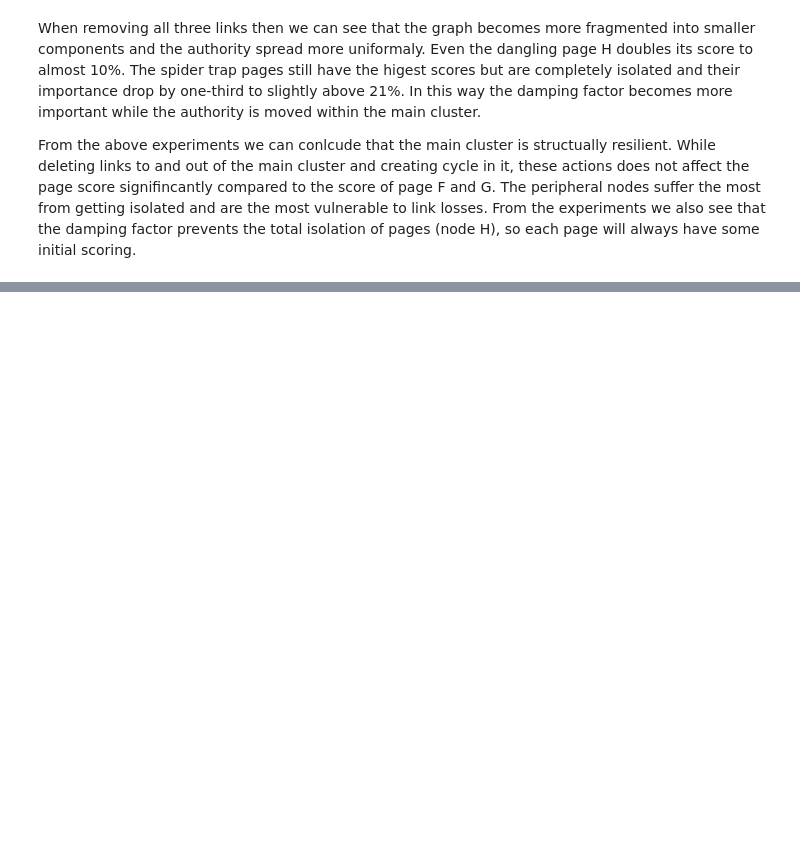
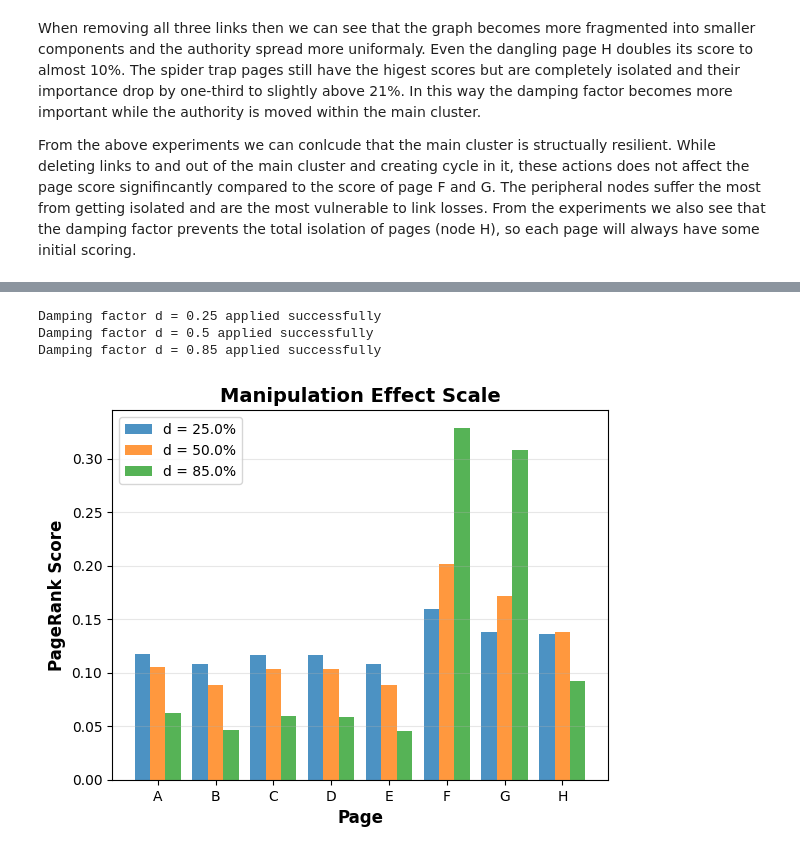
Before and after one commit to vladimir153240/PageRank_Algorithm, a Jupyter notebook: Analysis_and_Experiments/Analysis_and_Experiments.ipynb, the cells around one changed output, grey strips where cells are left out. Cells and saved outputs as stored; diff of their text form; code cells hidden in the pictures; blank space fills up the shorter version.

Commit message:
Add Forth Experiment

```diff
--- a/Analysis_and_Experiments/Analysis_and_Experiments.ipynb
+++ b/Analysis_and_Experiments/Analysis_and_Experiments.ipynb
@@ -444,0 +845,2 @@ In this experiment we will simulate an attacker who tries to boost Page # score
+# %%
+r_mod_FH = find_ev(m_prime_FH)
@@ -444,0 +928,12 @@ In this experiment we will simulate an attacker who tries to boost Page # score
+# %%
+def find_ev_modified_add (A_original, links_to_add, damping_factor = 0.85):
+    a_mod = A_original.copy()
+
+    for (destination, origin) in links_to_add:
+        a_mod[origin,destination] = 1
+
+    m_mod = build_transition_matrix(a_mod)
+    m_prime_mod = add_damping(m_mod,damping_factor)
+    r_mod = find_ev(m_prime_mod)
+
+    return a_mod, r_mod
@@ -444,0 +960,36 @@ In this experiment we will simulate an attacker who tries to boost Page # score
+# %%
+#Experiment 3: Test Damping Effect influence on link manipulation
+damping_effects = [0.25, 0.50, 0.85]
+results_de = {}
+
+links_to_add = ([0,7],[1,7],[2,7])
+
+for d in damping_effects:
+    a_mod_d,r_mod_d = find_ev_modified_add(A_web, links_to_add, d)
+    results_de[d] = [r_mod_d,a_mod_d]
+# %% [output]
+Damping factor d = 0.25 applied successfully
+Damping factor d = 0.5 applied successfully
+Damping factor d = 0.85 applied successfully
+# %%
+fig = plt.plot(figsize=(15, 6))
+
+# Plot 1: PageRank scores comparison
+rank_values = sorted(results_de.keys())
+x = np.arange(len(page_labels))
+width = 0.8 / len(rank_values)
+
+for i, d in enumerate(rank_values):
+    r, _ = results_de[d]
+    offset = (i - len(rank_values)/2) * width + width/2
+    plt.bar(x + offset, r, width, label=f'd = {d*100:.1f}%', alpha=0.8)
+
+plt.xlabel('Page', fontsize=12, fontweight='bold')
+plt.ylabel('PageRank Score', fontsize=12, fontweight='bold')
+plt.title('Manipulation Effect Scale', fontsize=14, fontweight='bold')
+plt.xticks(x, page_labels)
+plt.legend()
+plt.grid(axis='y', alpha=0.3)
+plt.show()
+# %% [output]
+[figure, added]
```
Also changed, not shown: parts of 50 cells of this notebook.
